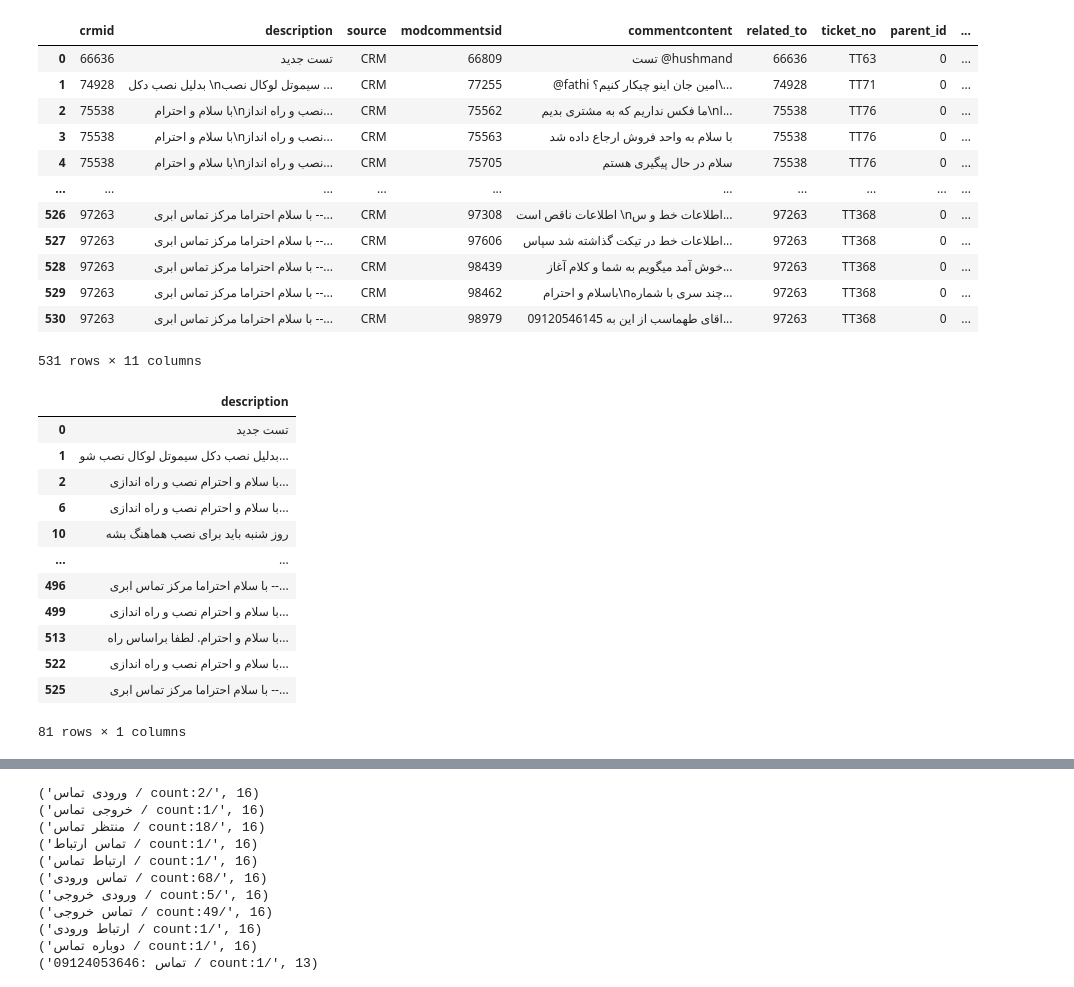
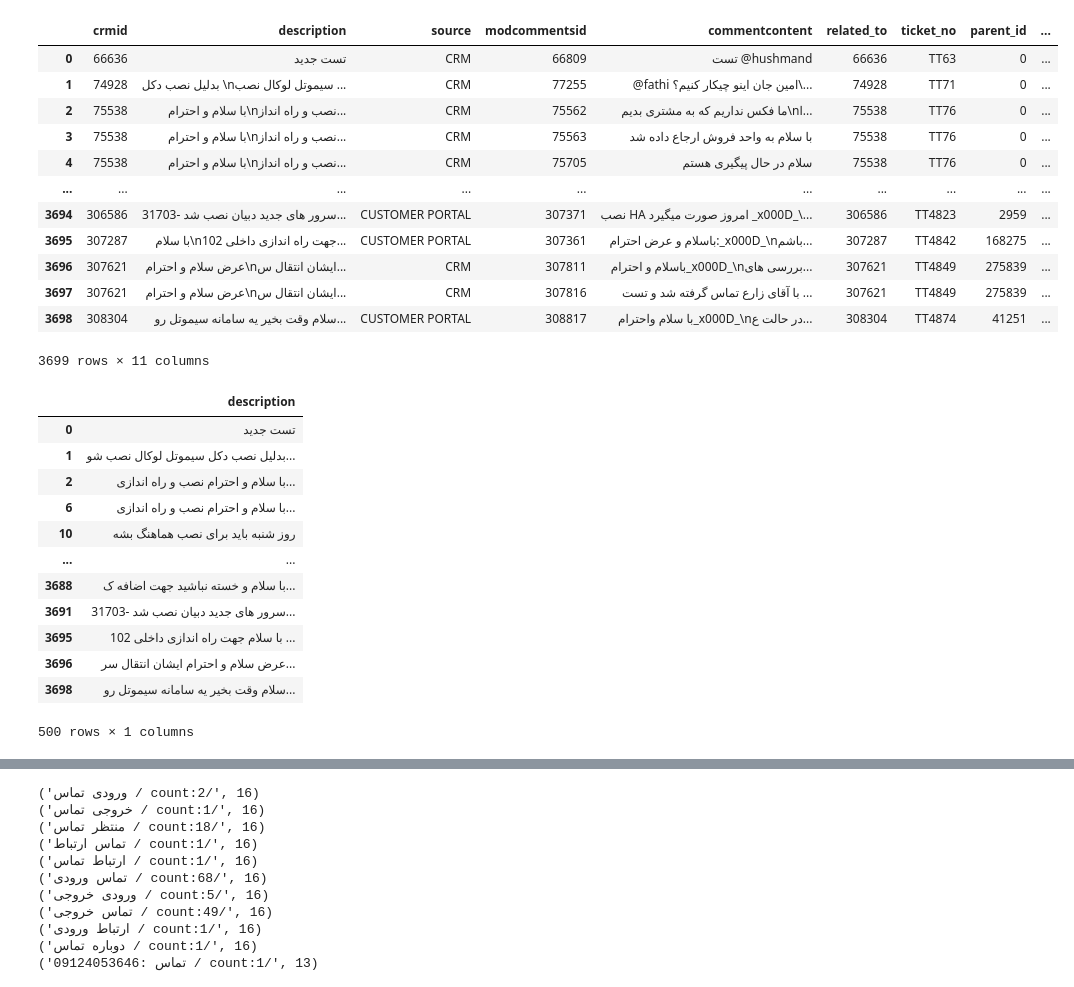
Before and after one commit to parsa1601/Ticketing_AnswerBot_NassimAp, a Jupyter notebook: xlsx_reader_word_counter.ipynb, the cells around one changed output, grey strips where cells are left out. Saved outputs shown, nothing was run; the diff lists cells and outputs as text; code cells hidden in the pictures.

```diff
--- a/xlsx_reader_word_counter.ipynb
+++ b/xlsx_reader_word_counter.ipynb
@@ -1,22 +1,22 @@
 # %%
 import pandas as pd
 # %%
-df = pd.read_excel("mini-nasb.xlsx")
+df = pd.read_excel("nasb.xlsx")
 df
 # %% [output]
 |  | crmid | description | source | modcommentsid | commentcontent | related_to | ticket_no | parent_id | ... |
 | 0 | 66636 | تست جدید | CRM | 66809 | تست @hushmand | 66636 | TT63 | 0 | ... |
 | 1 | 74928 | بدلیل نصب دکل \nسیموتل لوکال نصب ... | CRM | 77255 | @fathi امین جان اینو چیکار کنیم؟\... | 74928 | TT71 | 0 | ... |
 | 2 | 75538 | با سلام و احترام\nنصب و راه انداز... | CRM | 75562 | ما فکس نداریم که به مشتری بدیم\nا... | 75538 | TT76 | 0 | ... |
 | 3 | 75538 | با سلام و احترام\nنصب و راه انداز... | CRM | 75563 | با سلام به واحد فروش ارجاع داده شد | 75538 | TT76 | 0 | ... |
 | 4 | 75538 | با سلام و احترام\nنصب و راه انداز... | CRM | 75705 | سلام در حال پیگیری هستم | 75538 | TT76 | 0 | ... |
 | ... | ... | ... | ... | ... | ... | ... | ... | ... | ... |
-| 526 | 97263 | با سلام احتراما مرکز تماس ابری --... | CRM | 97308 | اطلاعات ناقص است \nاطلاعات خط و س... | 97263 | TT368 | 0 | ... |
-| 527 | 97263 | با سلام احتراما مرکز تماس ابری --... | CRM | 97606 | اطلاعات خط در تیکت گذاشته شد سپاس... | 97263 | TT368 | 0 | ... |
-| 528 | 97263 | با سلام احتراما مرکز تماس ابری --... | CRM | 98439 | خوش آمد میگویم به شما و کلام آغاز... | 97263 | TT368 | 0 | ... |
-| 529 | 97263 | با سلام احتراما مرکز تماس ابری --... | CRM | 98462 | باسلام و احترام\nچند سری با شماره... | 97263 | TT368 | 0 | ... |
-| 530 | 97263 | با سلام احتراما مرکز تماس ابری --... | CRM | 98979 | 09120546145 اقای طهماسب از این به... | 97263 | TT368 | 0 | ... |
+| 3694 | 306586 | 31703- سرور های جدید دبیان نصب شد... | CUSTOMER PORTAL | 307371 | نصب HA امروز صورت میگیرد _x000D_\... | 306586 | TT4823 | 2959 | ... |
+| 3695 | 307287 | با سلام\nجهت راه اندازی داخلی 102... | CUSTOMER PORTAL | 307361 | باسلام و عرض احترام:_x000D_\nباشم... | 307287 | TT4842 | 168275 | ... |
+| 3696 | 307621 | عرض سلام و احترام\nایشان انتقال س... | CRM | 307811 | باسلام و احترام_x000D_\nبررسی های... | 307621 | TT4849 | 275839 | ... |
+| 3697 | 307621 | عرض سلام و احترام\nایشان انتقال س... | CRM | 307816 | با آقای زارع تماس گرفته شد و تست ... | 307621 | TT4849 | 275839 | ... |
+| 3698 | 308304 | سلام وقت بخیر یه سامانه سیموتل رو... | CUSTOMER PORTAL | 308817 | با سلام واحترام_x000D_\nدر حالت ع... | 308304 | TT4874 | 41251 | ... |
-531 rows × 11 columns
+3699 rows × 11 columns
 # %%
 df['description'] = df['description'].astype("string")
 df['description'][0]
@@ -47,12 +47,12 @@ description
 | 6 | با سلام و احترام نصب و راه اندازی... |
 | 10 | روز شنبه باید برای نصب هماهنگ بشه |
 | ... | ... |
-| 496 | با سلام احتراما مرکز تماس ابری --... |
-| 499 | با سلام و احترام نصب و راه اندازی... |
-| 513 | با سلام و احترام. لطفا براساس راه... |
-| 522 | با سلام و احترام نصب و راه اندازی... |
-| 525 | با سلام احتراما مرکز تماس ابری --... |
+| 3688 | با سلام و خسته نباشید جهت اضافه ک... |
+| 3691 | 31703- سرور های جدید دبیان نصب شد... |
+| 3695 | با سلام جهت راه اندازی داخلی 102 ... |
+| 3696 | عرض سلام و احترام ایشان انتقال سر... |
+| 3698 | سلام وقت بخیر یه سامانه سیموتل رو... |
-81 rows × 1 columns
+500 rows × 1 columns
 # %%
 
 
```
Also changed, not shown: parts of 3 cells of this notebook.
